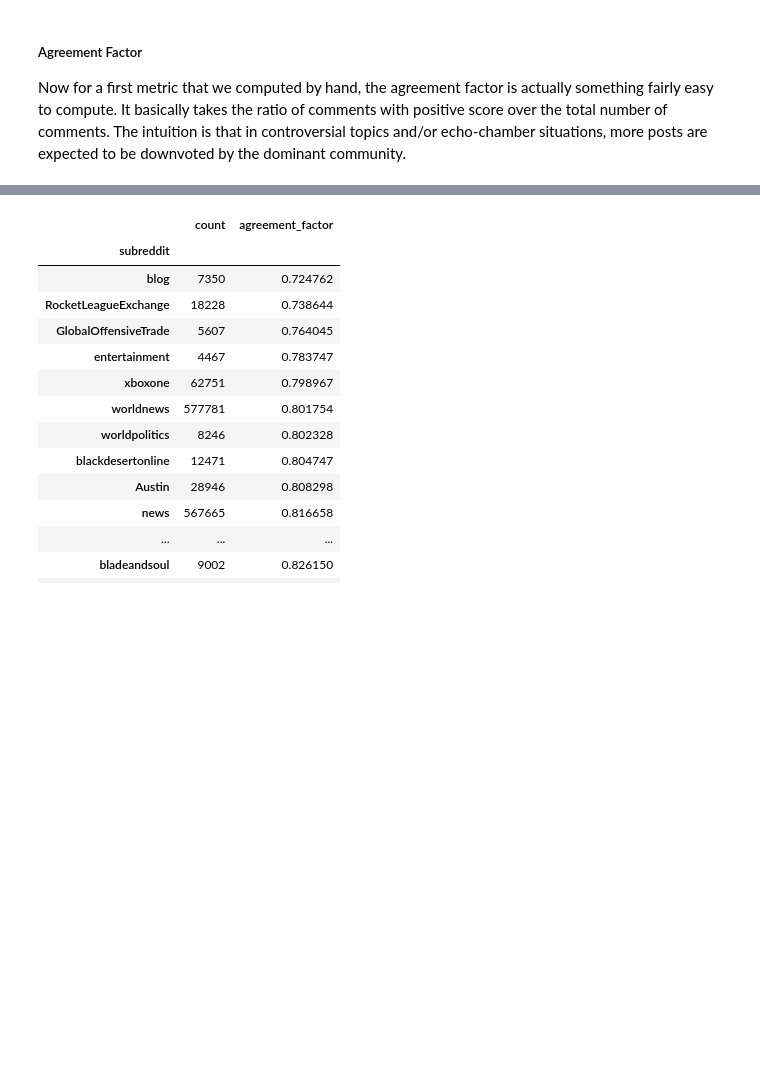
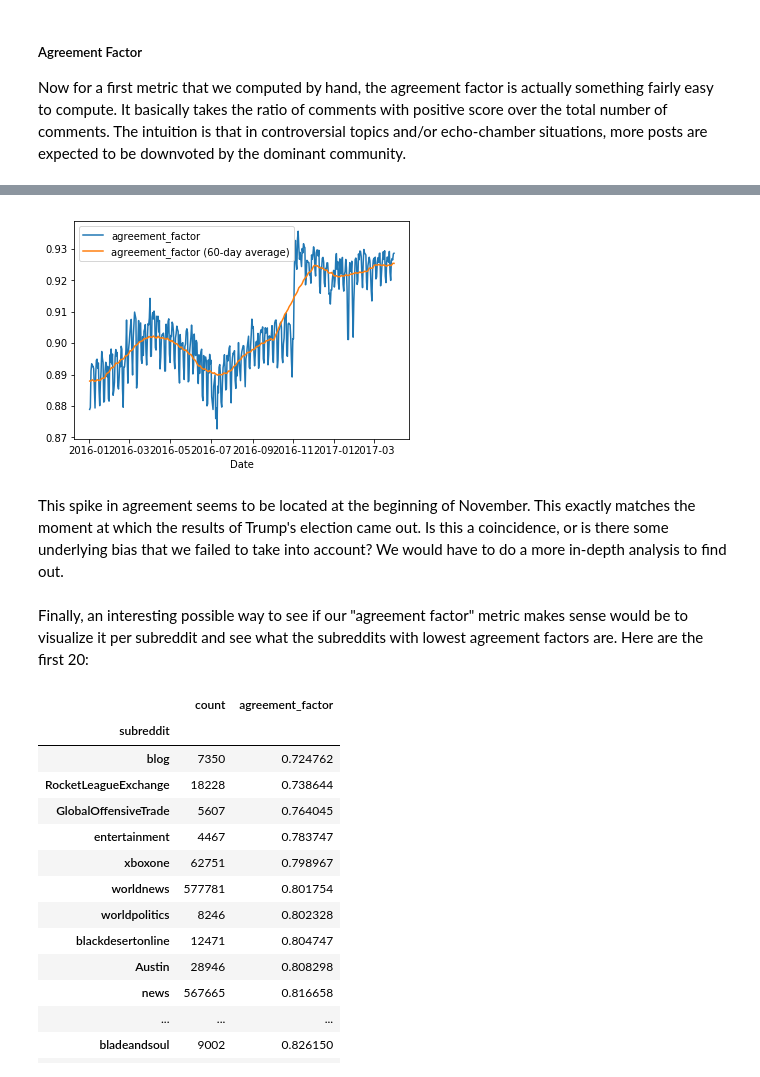
Before and after one commit to MetaHG/Reddit-opinions-polarization, a Jupyter notebook: notebooks/DataCollection.ipynb, the cells around one changed output, grey strips where cells are left out. Drawn from its saved outputs; the diff is of its cells as text; code cells hidden in the pictures; blank space fills up the shorter version.

```diff
--- a/notebooks/DataCollection.ipynb
+++ b/notebooks/DataCollection.ipynb
@@ -194,3 +197,11 @@ An interesting possible way to see if this metric makes sense would be to visual
+# %%
+plot_daily_metric(daily_agreement[daily_agreement.index > dt.date(2016, 1, 1)], 'agreement_factor')
+# %% [output]
+[figure, added]
+# %% [markdown]
+This spike in agreement seems to be located at the beginning of November. This exactly matches the moment at which the results of Trump's election came out. Is this a coincidence, or is there some underlying bias that we failed to take into account? We would have to do a more in-depth analysis to find out.
+# %% [markdown]
+Finally, an interesting possible way to see if our "agreement factor" metric makes sense would be to visualize it per subreddit and see what the subreddits with lowest agreement factors are. Here are the first 20:
 # %%
 subreddit_agreement[subreddit_agreement['count'] > 3000][['count', 'agreement_factor']].sort_values('agreement_factor').head(20)
 # %% [output]
```
Also changed, not shown: parts of 4 cells of this notebook.
